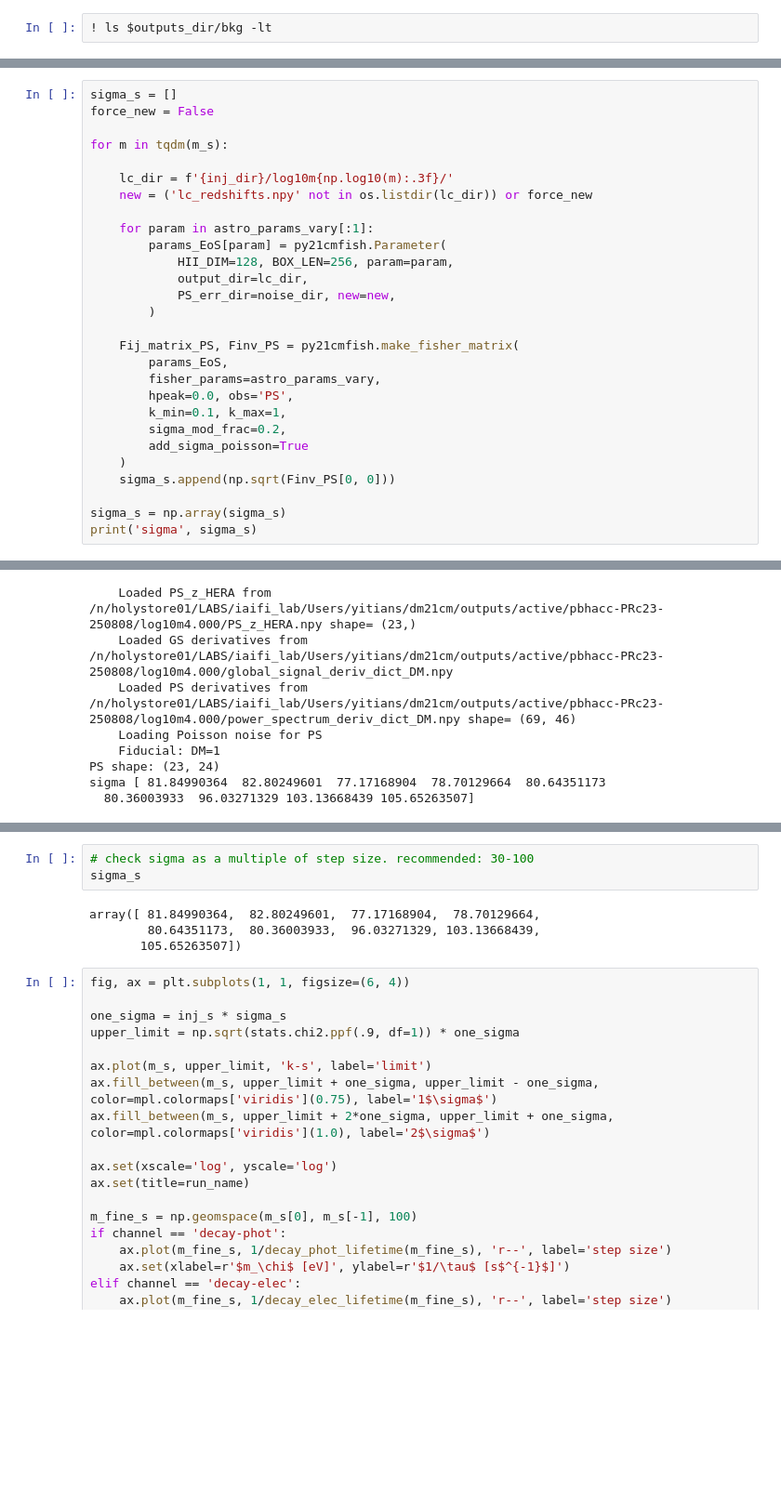
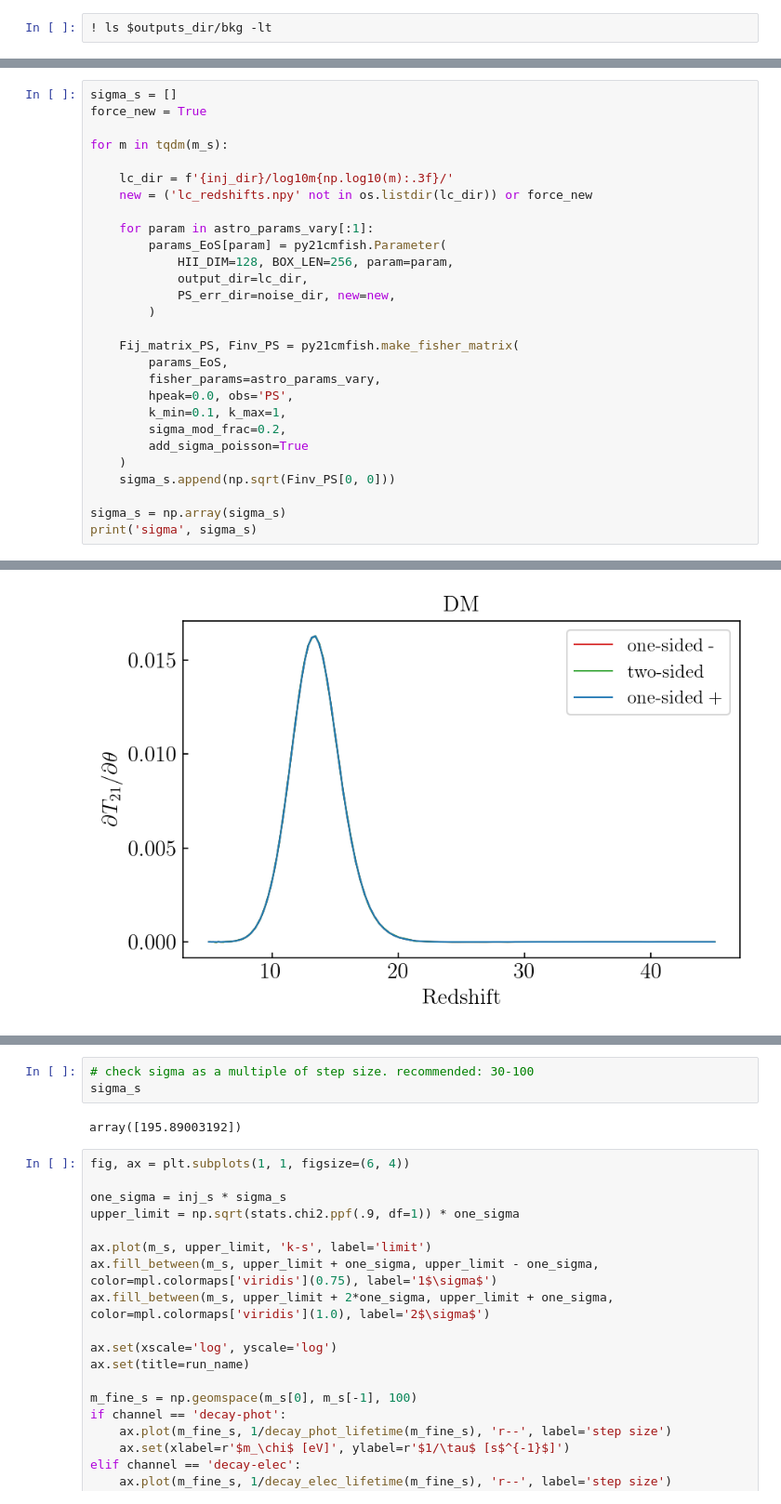
Before and after one commit to yitiansun/DM21cm, a Jupyter notebook: analysis/fisher.ipynb, the cells around one changed output, grey strips where cells are left out. Shown at 93% size. Saved outputs shown, nothing was run; the diff lists cells and outputs as text; blank space fills up the shorter version.

```diff
--- a/analysis/fisher.ipynb
+++ b/analysis/fisher.ipynb
@@ -113,7 +113,7 @@ log10m_s [0.  0.5 1.  1.5 2.  2.5 3.  3.5 4. ]
 Copied :
 # %%
 sigma_s = []
-force_new = False
+force_new = True
 
 for m in tqdm(m_s):
 
@@ -272,8 +181 @@ PS shape: (23, 24)
-    Loaded PS_z_HERA from /n/holystore01/LABS/iaifi_lab/Users/yitians/dm21cm/outputs/active/pbhacc-PRc23-250808/log10m4.000/PS_z_HERA.npy shape= (23,)
-    Loaded GS derivatives from /n/holystore01/LABS/iaifi_lab/Users/yitians/dm21cm/outputs/active/pbhacc-PRc23-250808/log10m4.000/global_signal_deriv_dict_DM.npy
-    Loaded PS derivatives from /n/holystore01/LABS/iaifi_lab/Users/yitians/dm21cm/outputs/active/pbhacc-PRc23-250808/log10m4.000/power_spectrum_deriv_dict_DM.npy shape= (69, 46)
-    Loading Poisson noise for PS
-    Fiducial: DM=1
-PS shape: (23, 24)
-sigma [ 81.84990364  82.80249601  77.17168904  78.70129664  80.64351173
-  80.36003933  96.03271329 103.13668439 105.65263507]
+[figure, added]
@@ -281,9 +184,7 @@ sigma [ 81.84990364  82.80249601  77.17168904  78.70129664  80.64351173
 # check sigma as a multiple of step size. recommended: 30-100
 sigma_s
 # %% [output]
-array([ 81.84990364,  82.80249601,  77.17168904,  78.70129664,
-        80.64351173,  80.36003933,  96.03271329, 103.13668439,
-       105.65263507])
+array([195.89003192])
 # %%
 fig, ax = plt.subplots(1, 1, figsize=(6, 4))
 
```
Also changed, not shown: parts of 2 cells of this notebook, 2 other files.
